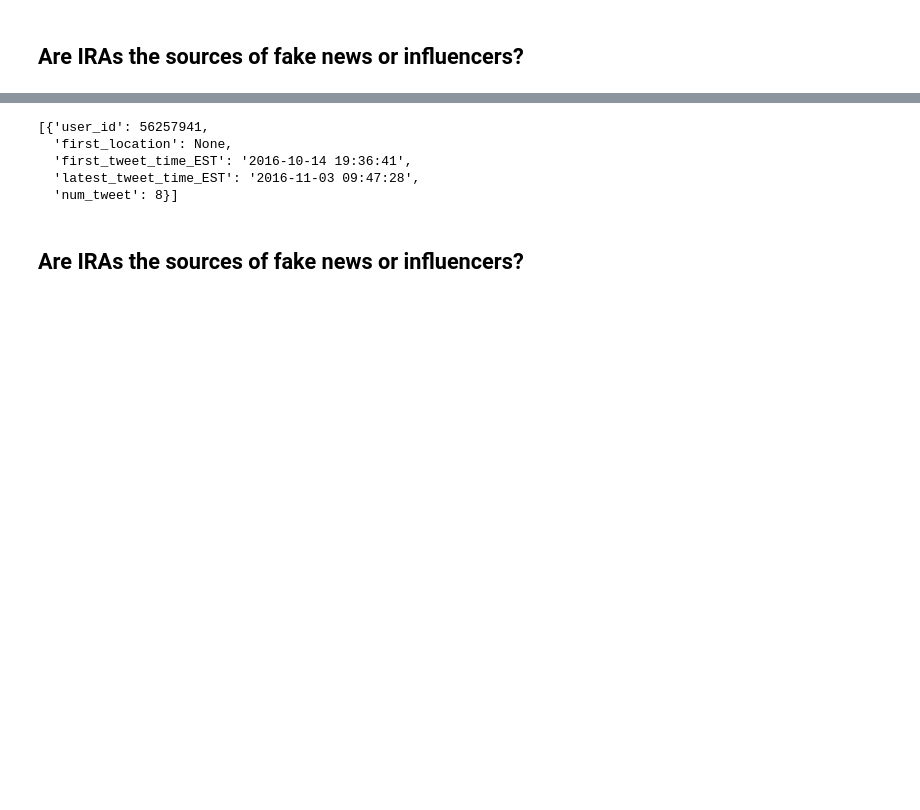
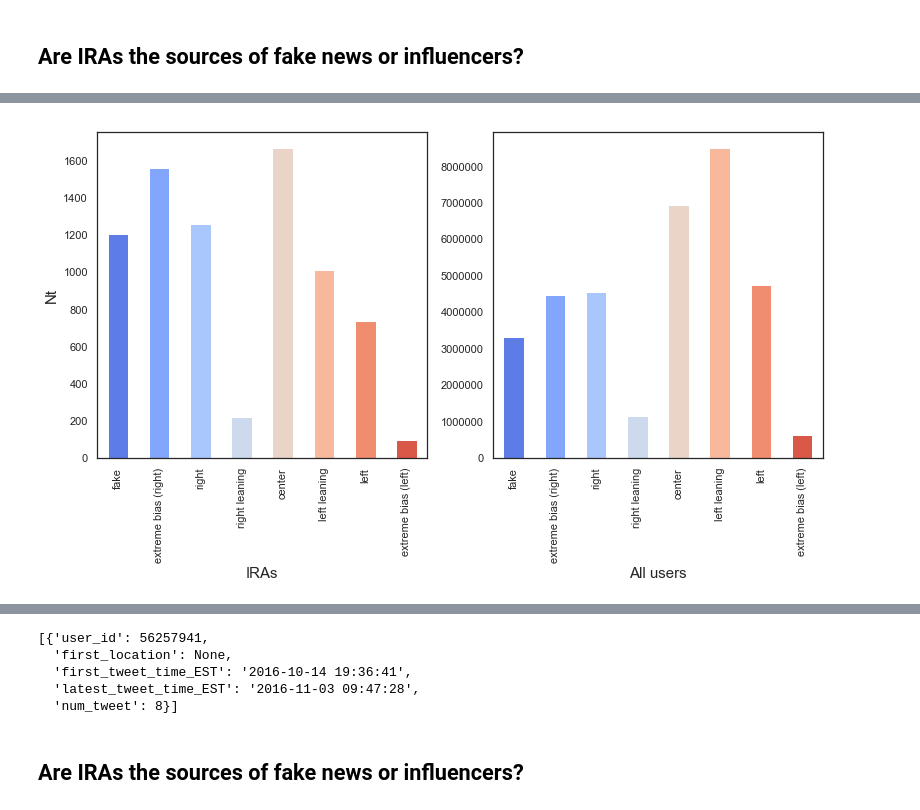
Before and after one commit to kayzhou/fake_news_during_election, a Jupyter notebook: fake_tweets.ipynb, the cells around one changed output, grey strips where cells are left out. Cells and saved outputs as stored; diff of their text form; code cells hidden in the pictures; blank space fills up the shorter version.

```diff
--- a/fake_tweets.ipynb
+++ b/fake_tweets.ipynb
@@ -1489,0 +1439,4 @@ plt.close()
+# %%
+BT = get_big_table(IRA_users)
+BT.to_csv("data/IRA_BT.csv", float_format="%.2f")
+BT
@@ -1489,0 +1453,4 @@ plt.close()
+# %%
+BT2 = get_big_table(all_users)
+BT2.to_csv("data/all_BT.csv", float_format="%.2f")
+BT2
@@ -1489,0 +1467,26 @@ plt.close()
+# %%
+def plot_compare(col_name):
+    plt.figure(figsize=(13, 6))
+    ax1 = plt.subplot(121)
+    plt.ylabel(col_name, fontsize=15)
+    plt.xlabel("IRAs", fontsize=15)
+    BT[col_name].plot.bar()
+    ax2 = plt.subplot(122)
+    BT2[col_name].plot.bar()
+    plt.xlabel("All users", fontsize=15)
+    if col_name == "Ns/Nt":
+        ax1.set_ylim((0, 0.8))
+        ax2.set_ylim((0, 0.8))
+    if col_name == "Rs":
+        ax1.set_ylim((0, 0.4))
+        ax2.set_ylim((0, 0.4))
+    if col_name == "Rf":
+        ax1.set_ylim((0, 0.2))
+        ax2.set_ylim((0, 0.2))
+
+    plt.show()
+    plt.close()
+# %%
+plot_compare("Nt")
+# %% [output]
+[figure, added]
```
Also changed, not shown: parts of 59 cells of this notebook, 1 other file.
